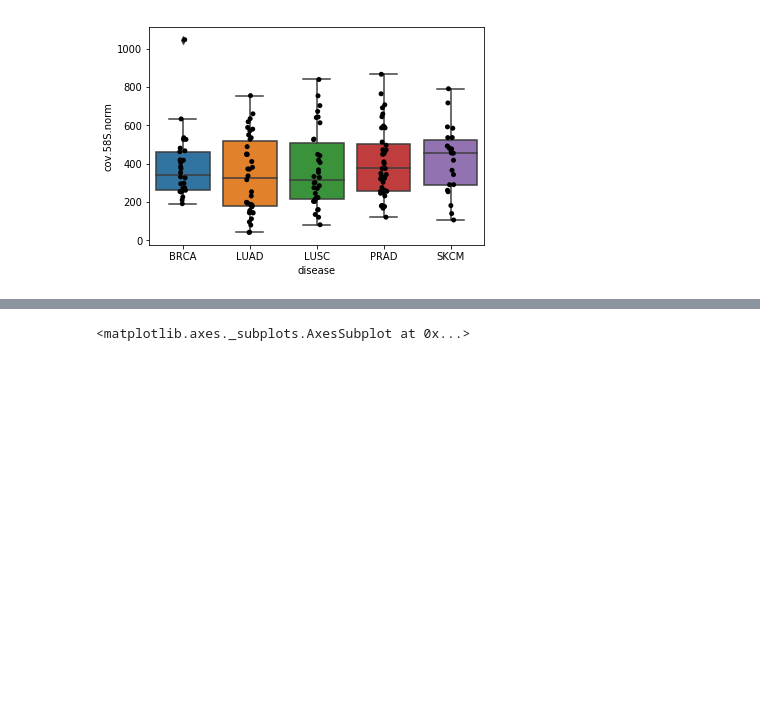
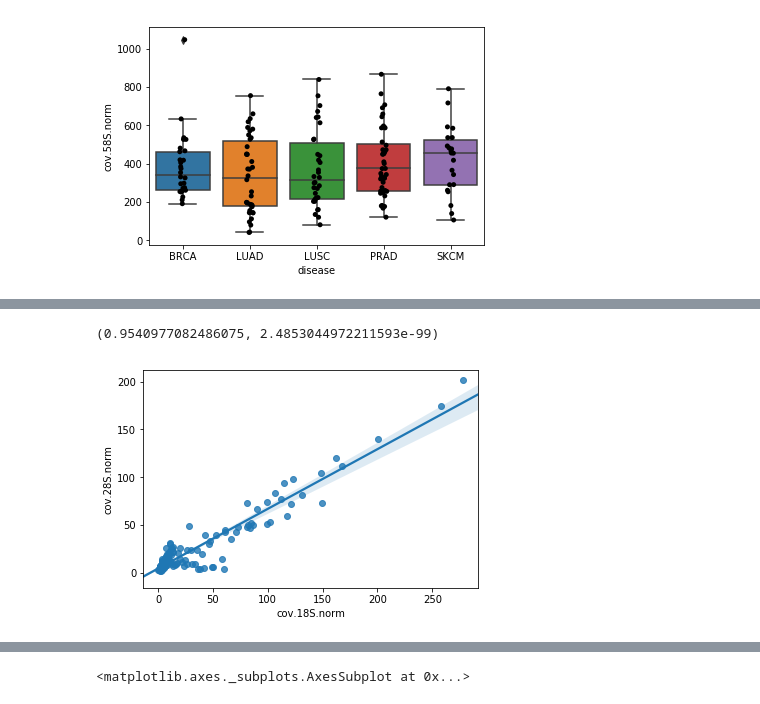
Before and after one commit to smangul1/seeing.beyond.target.results, a Jupyter notebook: raw.results/analysis.ipynb, the cells around one changed output, grey strips where cells are left out. Drawn from its saved outputs; the diff is of its cells as text; code cells hidden in the pictures; blank space fills up the shorter version.

```diff
--- a/raw.results/analysis.ipynb
+++ b/raw.results/analysis.ipynb
@@ -193,0 +185,8 @@ sns.stripplot(x="disease", y="cov.18S.norm", data=data, palette=["black"], jitte
+# %%
+import scipy.stats  as stats
+
+sns.regplot(x="cov.18S.norm", y="cov.28S.norm", data=data)
+stats.pearsonr(data['cov.18S.norm'], data['cov.28S.norm'])
+# %% [output]
+(0.9540977082486075, 2.4853044972211593e-99)
+[figure, added]
```
Also changed, not shown: parts of 10 cells of this notebook.
